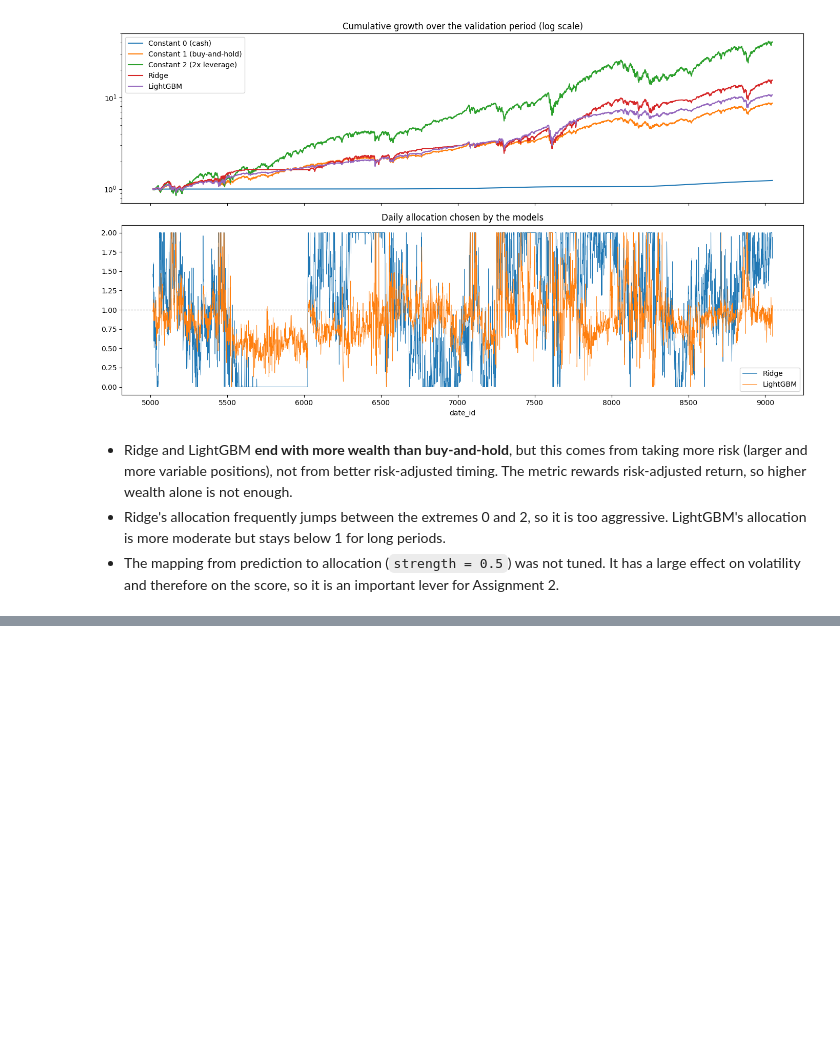
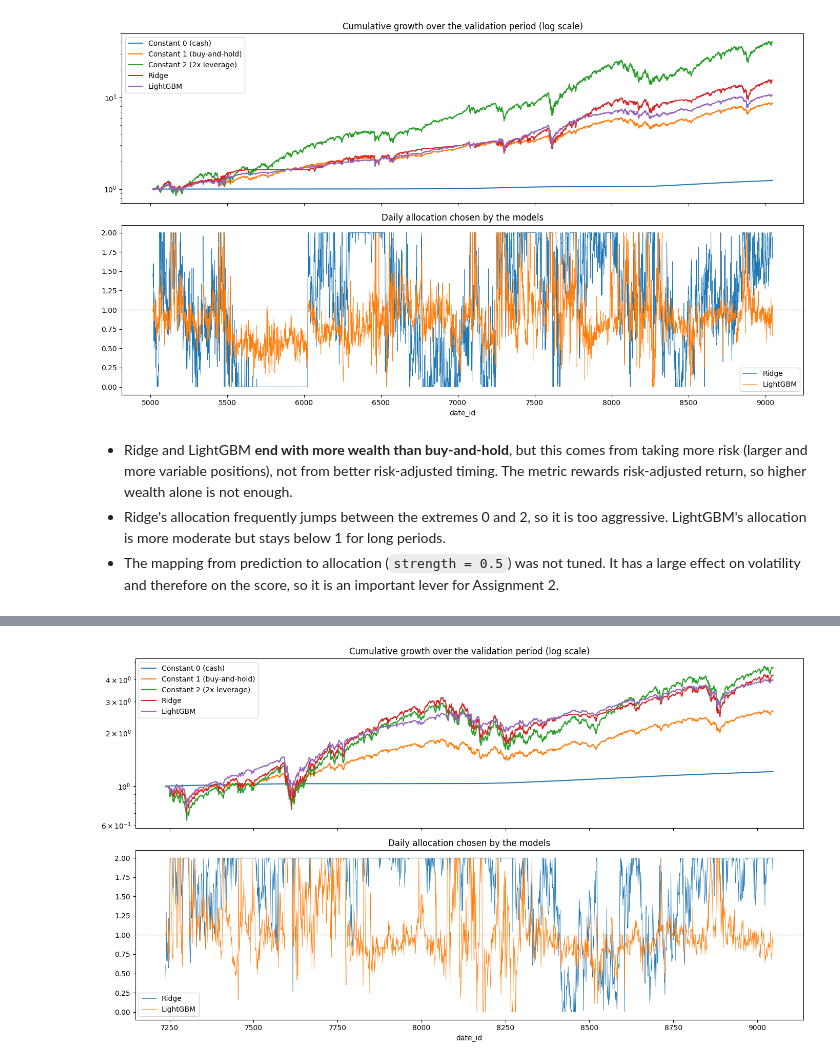
Before and after one commit to ceng313-2026/GROUP59_CENG313, a Jupyter notebook: assignment1_eda_baseline.ipynb, the cells around one changed output, grey strips where cells are left out. Cells and saved outputs as stored; diff of their text form; code cells hidden in the pictures; blank space fills up the shorter version.

```diff
--- a/assignment1_eda_baseline.ipynb
+++ b/assignment1_eda_baseline.ipynb
@@ -321,0 +376,6 @@ plots.plot_rolling_correlation(df, list(top10[:3]), TARGET)
+# %%
+df_model, model_features = data.preprocess(train)
+
+print(f"Rows after preprocessing: {len(df_model)} (dropped {len(train) - len(df_model)} early rows)")
+print(f"Features used: {len(model_features)}")
+print(f"Share of missing feature values in the modelling data: {df_model[model_features].isna().mean().mean():.1%}")
@@ -328,8 +395,6 @@ Because the data is a time series and the relationships are non-stationary (Sect
 - In each fold the model is trained from scratch on **all earlier rows** and evaluated on the next 504 days. A gap of 1 day separates training and validation.
 - Every fold is scored with the competition metric (`src.utils.adjusted_sharpe`), and we report the mean and spread across folds as well as the score over the full validation period.
 # %%
-df_model = df.reset_index(drop=True)
-
 N_FOLDS, VAL_SIZE, GAP = 8, 504, 1
 splits = list(data.walk_forward_splits(len(df_model), n_folds=N_FOLDS, val_size=VAL_SIZE, gap=GAP))
 
@@ -380,7 +445,7 @@ factories = {
     "LightGBM": lambda: models.make_lightgbm(),
 }
 
-results = {name: models.walk_forward_evaluate(f, df_model, feats, splits) for name, f in factories.items()}
+results = {name: models.walk_forward_evaluate(f, df_model, model_features, splits) for name, f in factories.items()}
 fold_scores = {name: r["scores"] for name, r in results.items()}
 
 utils.evaluate_folds(fold_scores)
@@ -451,0 +523,18 @@ plots.plot_strategies({name: r["allocations"].iloc[val_idx] for name, r in resul
+# %%
+ho_train_raw, ho_test = data.holdout_split(train, test_size=0.2)
+ho_train, _ = data.preprocess(ho_train_raw)
+print(f"Training days: {len(ho_train)} (date_id {ho_train.date_id.min()}–{ho_train.date_id.max()})")
+print(f"Test days: {len(ho_test)} (date_id {ho_test.date_id.min()}–{ho_test.date_id.max()})")
+
+holdout_rows, holdout_alloc = [], {}
+for name, factory in factories.items():
+    model = factory().fit(ho_train[model_features], ho_train[TARGET])
+    alloc = model.predict_allocation(ho_test[model_features])
+    holdout_alloc[name] = alloc
+    score, details = utils.adjusted_sharpe(
+        alloc, ho_test["forward_returns"], ho_test["risk_free_rate"], return_details=True
+    )
+    holdout_rows.append({"model": name, "score": score, **details})
+
+holdout_results = pd.DataFrame(holdout_rows).set_index("model").round(3)
+holdout_results
@@ -451,0 +556,4 @@ plots.plot_strategies({name: r["allocations"].iloc[val_idx] for name, r in resul
+# %%
+plots.plot_strategies(holdout_alloc, ho_test)
+# %% [output]
+[figure, added]
```
Also changed, not shown: parts of 23 cells of this notebook.
